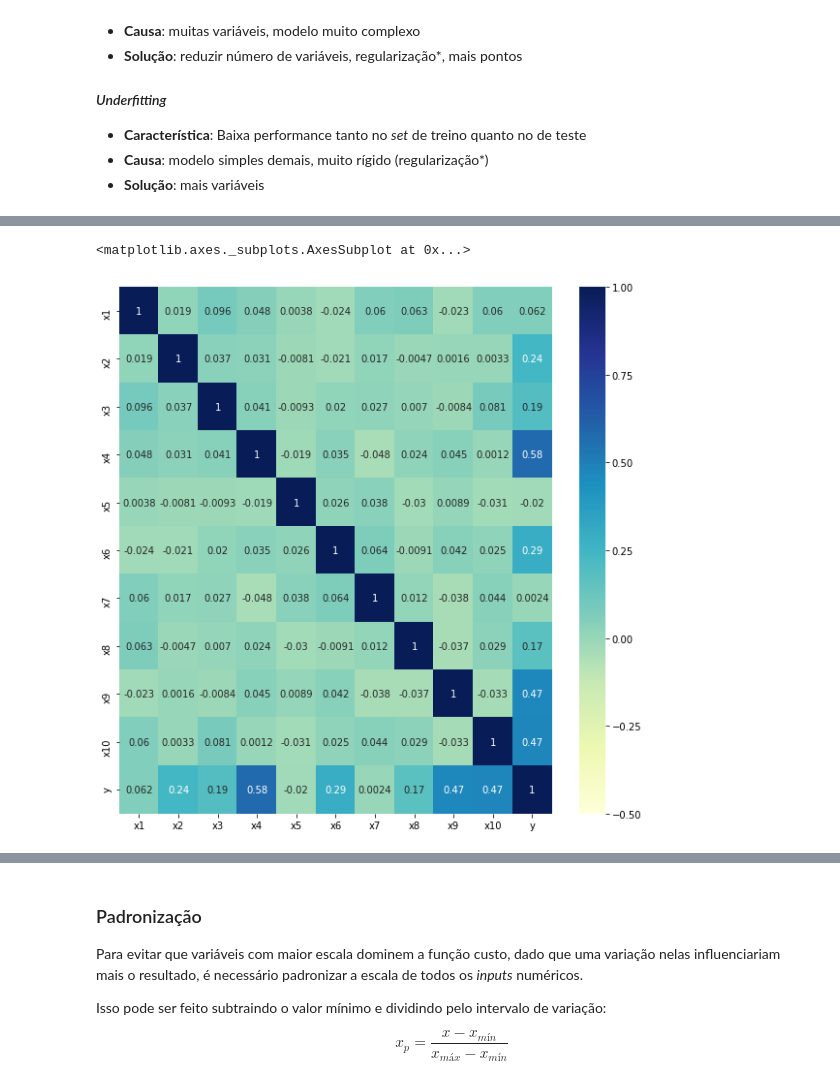
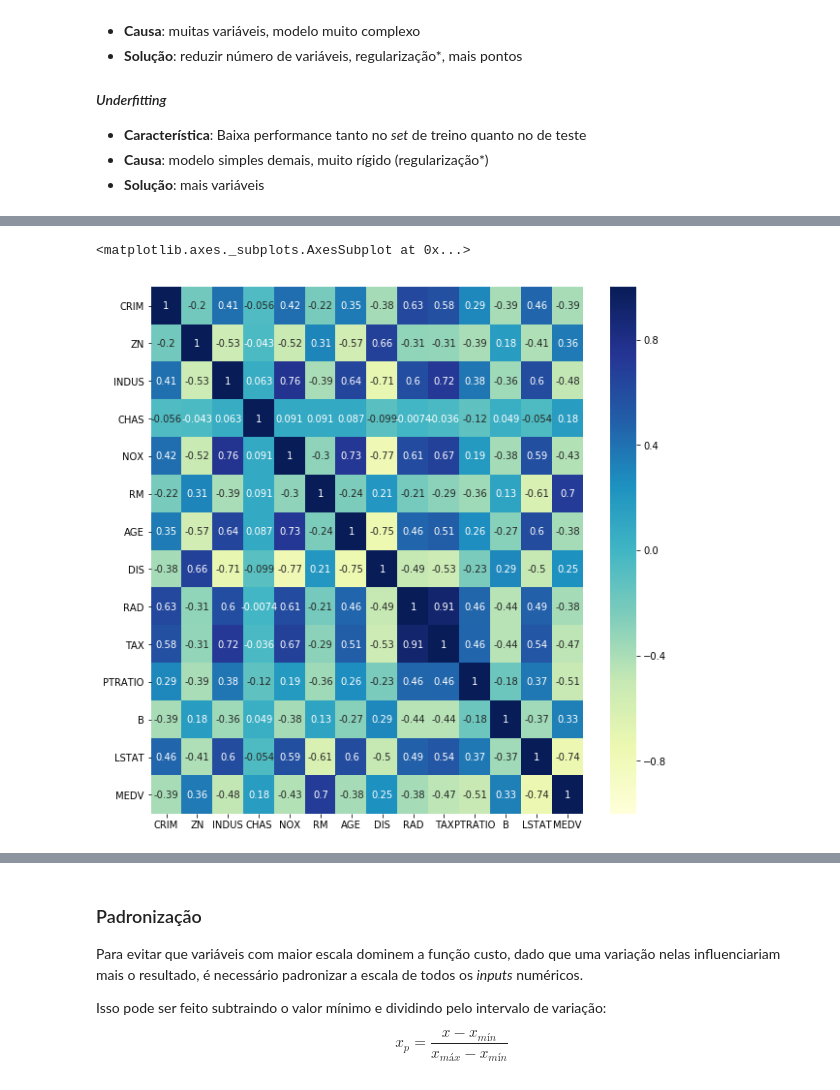
Before and after one commit to ImersaoIA/PythonBasico, a Jupyter notebook: Aula 3-gab.ipynb, the cells around one changed output, grey strips where cells are left out. Drawn from its saved outputs; the diff is of its cells as text; code cells hidden in the pictures.

```diff
--- a/Aula 3-gab.ipynb
+++ b/Aula 3-gab.ipynb
@@ -149,0 +142,7 @@ df  = pd.concat([dfx, dfy], axis=1)
+# %%
+x = load_boston()
+df = pd.DataFrame(x.data, columns = x.feature_names)
+df["MEDV"] = x.target
+dfx = df.drop("MEDV",1)
+dfy = df["MEDV"]
+df.head()
@@ -150,9 +159,9 @@ df  = pd.concat([dfx, dfy], axis=1)
 # %%
 ## Filtro
 
 plt.figure(figsize=(10,10))
 corr = df.corr()
-sns.heatmap(corr, annot=True, vmin=-0.5, vmax=1, cmap="YlGnBu")
+sns.heatmap(corr, annot=True, vmin=-1, vmax=1, cmap="YlGnBu")
 # %% [output]
 <matplotlib.axes._subplots.AxesSubplot at 0x...>
-[figure, old version]
+[figure, new version]
```
Also changed, not shown: parts of 27 cells of this notebook.
